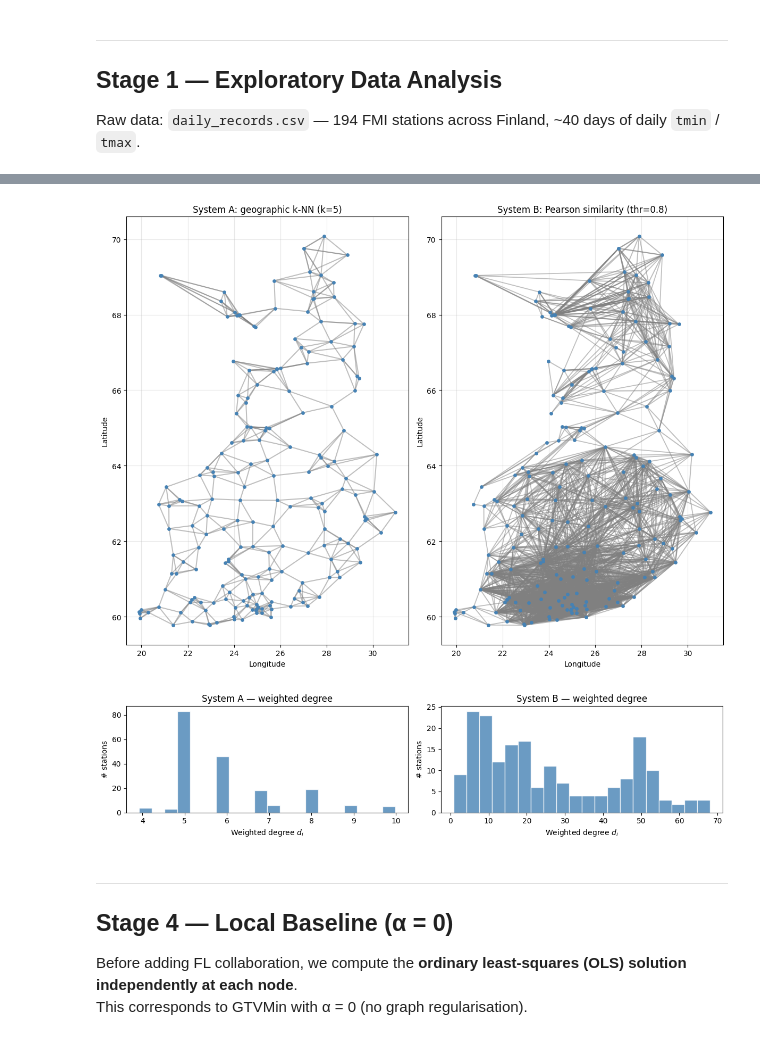
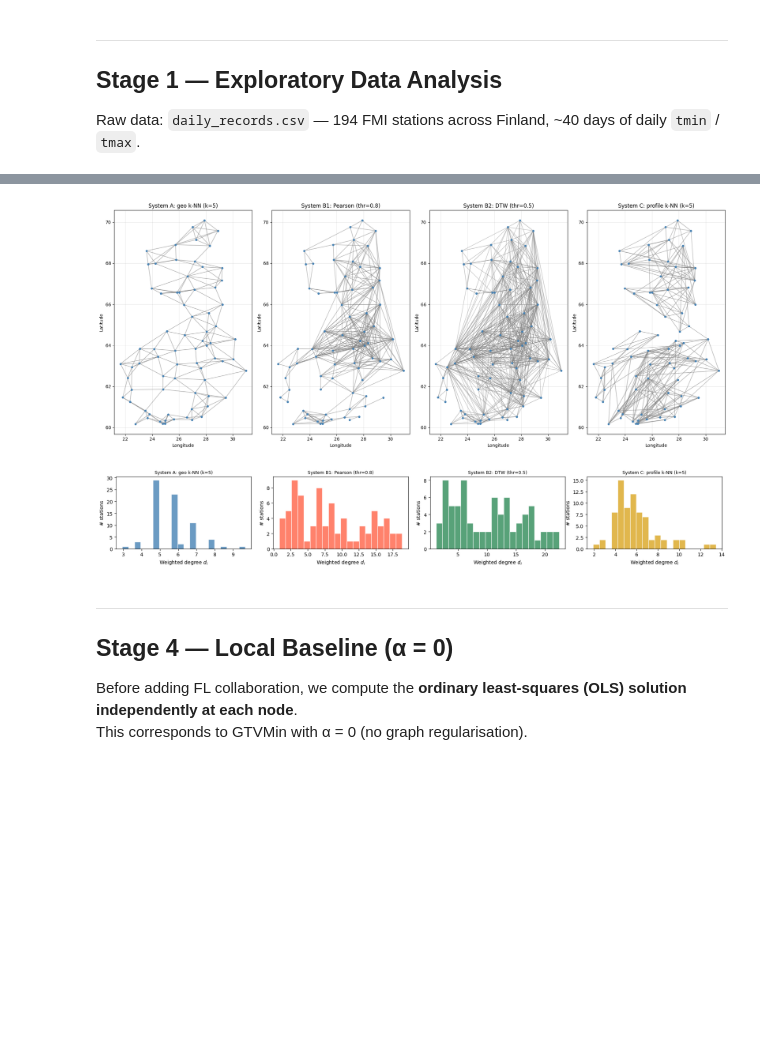
Before and after one commit to VikaMokhovikova/federated_learning26, a Jupyter notebook: fl.ipynb, the cells around one changed output, grey strips where cells are left out. Drawn from its saved outputs; the diff is of its cells as text; code cells hidden in the pictures; blank space fills up the shorter version.

```diff
--- a/fl.ipynb
+++ b/fl.ipynb
@@ -112,7 +147,6 @@ tmin range: -37.6 to 2.1 °C
 example_stations = ["Helsinki Kaisaniemi", "Sodankylä", "Rovaniemi lentoasema"]
 example_stations = [s for s in example_stations if s in df["station"].values]
 
-# Fallback: pick 3 stations spread from south to north
 if len(example_stations) < 3:
     meta_sorted = get_station_meta(df).sort_values("lat")
     example_stations = [
@@ -121,11 +155,12 @@ if len(example_stations) < 3:
         meta_sorted.iloc[-1]["station"],
     ]
 
+colors = ["tomato", "steelblue", "seagreen"]
 fig, ax = plt.subplots(figsize=(13, 4))
-for sname in example_stations:
+for sname, color in zip(example_stations, colors):
     sub = df[df["station"] == sname].sort_values("day")
-    ax.plot(sub["day"], sub["tmax"], label=f"{sname} (tmax)", linewidth=1.5)
-    ax.plot(sub["day"], sub["tmin"], linestyle="--", linewidth=1, alpha=0.6)
+    ax.plot(sub["day"], sub["tmax"], label=f"{sname} (tmax)", color=color, linewidth=1.5)
+    ax.plot(sub["day"], sub["tmin"], label=f"{sname} (tmin)", color=color, linewidth=1, linestyle="--", alpha=0.6)
 ax.set_title("Daily tmax (solid) and tmin (dashed) for three example stations")
 ax.set_ylabel("°C")
 ax.legend(fontsize=8)
@@ -152,7 +197,11 @@ A linear model is:
 (Random shuffling is *not* valid for time-series data.)
 # %%
 # ── Build per-station datasets ───────────────────────────────────────────────
-NODE_DATASETS = build_node_datasets(df, min_points=30)
+# Use extended features when wind/pressure data was loaded successfully
+_extra = EXTRA_FEATURES if _wp_path is not None else ["tday", "rrday", "snow"]
+_extra = [f for f in _extra if f in df.columns]  # guard against missing cols
+
+NODE_DATASETS = build_node_datasets(df, min_points=30, extra_features=_extra)
 NODE_DATASETS = chronological_split(NODE_DATASETS, train_frac=0.60, val_frac=0.20)
 NODE_DATASETS = standardize_node_datasets(NODE_DATASETS)
 
@@ -166,6 +215,6 @@ ex = NODE_DATASETS[ex_name]
 print(f"\nExample station: '{ex_name}'")
 print(f"  Total pairs     : {len(ex['y'])}")
 print(f"  Train / Val / Test: {len(ex['train_idx'])} / {len(ex['val_idx'])} / {len(ex['test_idx'])}")
-print(f"  X shape         : {ex['X_std'].shape}   (columns: bias, tmin_std, tmax_std)")
+print(f"  X shape         : {ex['X_std'].shape}   (feature names: {ex['feature_names']})")
 print(f"  y range         : [{ex['y'].min():.1f}, {ex['y'].max():.1f}] °C")
 # %% [output]
@@ -334,30 +541,34 @@ System B on shared stations: 190 nodes, 2766 edges, connected=True, λ₂=0.0877
 # %%
-# ── Graph visualisation: side-by-side map ────────────────────────────────────
-fig, axes = plt.subplots(1, 2, figsize=(12, 9))
+# ── Graph visualisation: all four systems ────────────────────────────────────
+fig, axes = plt.subplots(1, 4, figsize=(20, 8))
 
-plot_graph(NODE_DATASETS, SHARED_NAMES, A_GEO,
-           title=f"System A: geographic k-NN (k={K_GEO})", ax=axes[0])
-plot_graph(NODE_DATASETS, SHARED_NAMES, A_SIM,
-           title=f"System B: Pearson similarity (thr={THR_SIM})", ax=axes[1])
+configs = [
+    (A_GEO, f"System A: geo k-NN (k={K_GEO})"),
+    (A_B1,  f"System B1: Pearson (thr={THR_B1})"),
+    (A_B2,  f"System B2: DTW (thr={THR_B2})"),
+    (A_C,   f"System C: profile k-NN (k={K_C})"),
+]
+
+for ax, (A, title) in zip(axes, configs):
+    plot_graph(NODE_DATASETS, SHARED_NAMES, A, title=title, ax=ax)
 
 plt.tight_layout()
 plt.show()
 
 # Degree distribution comparison
-fig, axes = plt.subplots(1, 2, figsize=(12, 3))
-for ax, A, title in zip(axes,
-                         [A_GEO, A_SIM],
-                         ["System A — weighted degree", "System B — weighted degree"]):
+fig, axes = plt.subplots(1, 4, figsize=(18, 3))
+colors = ["steelblue", "tomato", "seagreen", "goldenrod"]
+for ax, (A, title), color in zip(axes, configs, colors):
     deg = A.sum(axis=1)
-    ax.hist(deg, bins=20, color="steelblue", edgecolor="white", alpha=0.8)
-    ax.set_title(title)
+    ax.hist(deg, bins=20, color=color, edgecolor="white", alpha=0.8)
+    ax.set_title(title, fontsize=9)
     ax.set_xlabel("Weighted degree $d_i$")
     ax.set_ylabel("# stations")
 plt.tight_layout()
 plt.show()
 # %% [output]
-[figure, old version]
+[figure, new version]
-[figure, old version]
+[figure, new version]
 # %% [markdown]
 ---
 ## Stage 4 — Local Baseline (α = 0)
```
Also changed, not shown: parts of 38 cells of this notebook, 9 other files.
